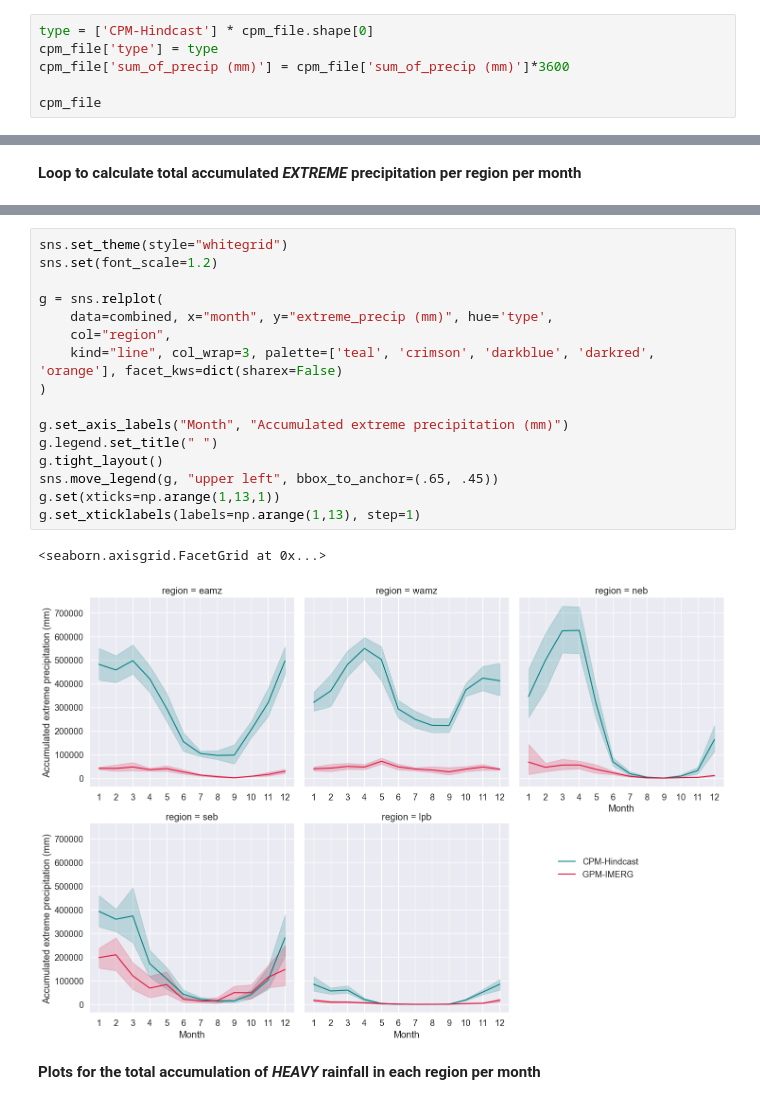
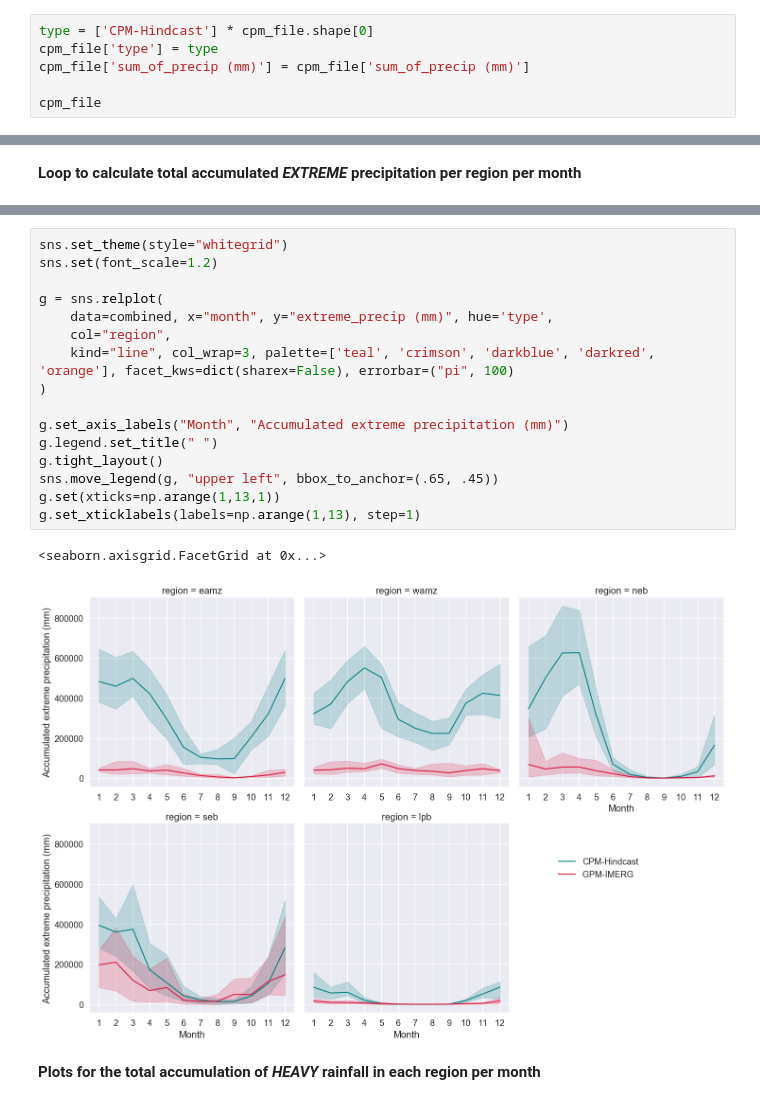
Before and after one commit to harrietgilmour/analysis, a Jupyter notebook: contribution_to_rainfall.ipynb, the cells around one changed output, grey strips where cells are left out. Drawn from its saved outputs; the diff is of its cells as text.

```diff
--- a/contribution_to_rainfall.ipynb
+++ b/contribution_to_rainfall.ipynb
@@ -318,7 +322,7 @@ obs_file
 # %%
 type = ['CPM-Hindcast'] * cpm_file.shape[0]
 cpm_file['type'] = type
-cpm_file['sum_of_precip (mm)'] = cpm_file['sum_of_precip (mm)']*3600
+cpm_file['sum_of_precip (mm)'] = cpm_file['sum_of_precip (mm)']
 
 cpm_file
 # %% [output]
@@ -424,22 +428,22 @@ Text(-10, 850000, 'Mean monthly accumulated extreme precipitation (>=50mm/hr) pe
 # %%
 sns.set_theme(style="whitegrid")
 sns.set(font_scale=1.2)
 
 g = sns.relplot(
     data=combined, x="month", y="extreme_precip (mm)", hue='type',
     col="region",
-    kind="line", col_wrap=3, palette=['teal', 'crimson', 'darkblue', 'darkred', 'orange'], facet_kws=dict(sharex=False)
+    kind="line", col_wrap=3, palette=['teal', 'crimson', 'darkblue', 'darkred', 'orange'], facet_kws=dict(sharex=False), errorbar=("pi", 100)
 )
 
 g.set_axis_labels("Month", "Accumulated extreme precipitation (mm)")
 g.legend.set_title(" ")
 g.tight_layout()
 sns.move_legend(g, "upper left", bbox_to_anchor=(.65, .45))
 g.set(xticks=np.arange(1,13,1))
 g.set_xticklabels(labels=np.arange(1,13), step=1)
 # %% [output]
 <seaborn.axisgrid.FacetGrid at 0x...>
-[figure, old version]
+[figure, new version]
 # %% [markdown]
 **Plots for the total accumulation of *HEAVY* rainfall in each region per month**
 # %%
```
Also changed, not shown: parts of 38 cells of this notebook.
